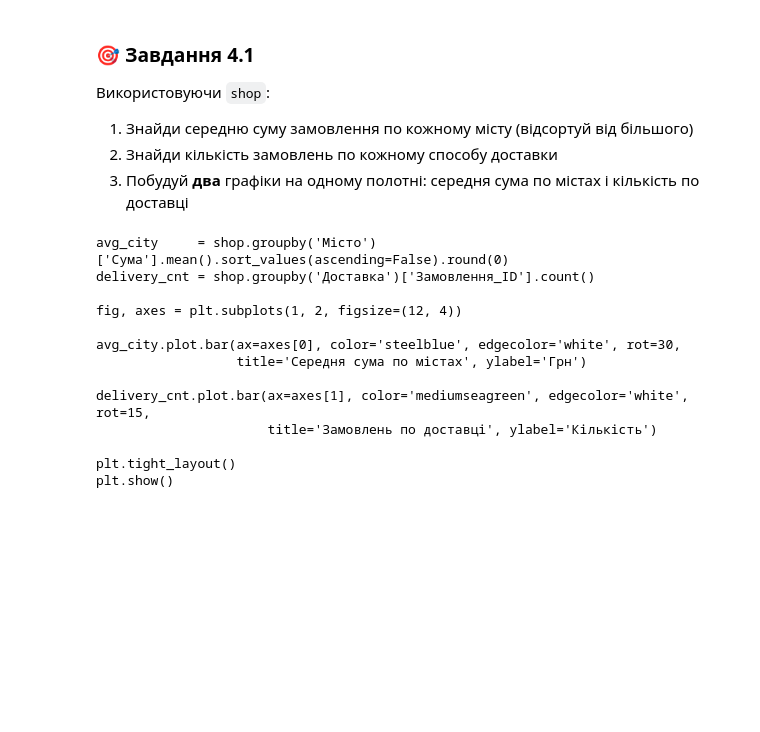
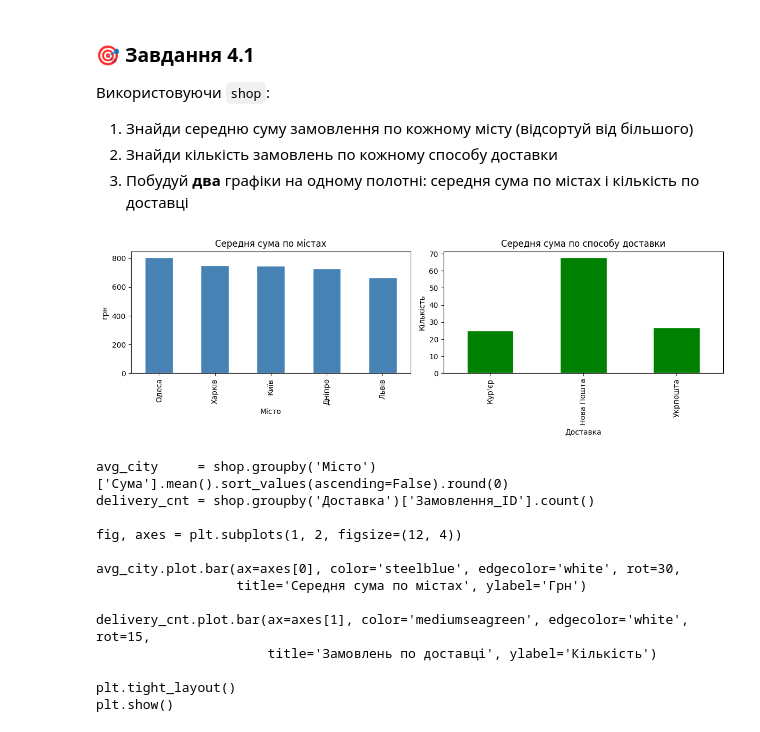
Before and after one commit to DymaStar/DTA_2026, a Jupyter notebook: classmade/CW_DimaStar2905_NaZar_"pandas_matplotlib_combined_ua_ipynb".ipynb, the cells around one changed output. Cells and saved outputs as stored; diff of their text form; code cells hidden in the pictures; blank space fills up the shorter version.

```diff
--- a/classmade/CW_DimaStar2905_NaZar_"pandas_matplotlib_combined_ua_ipynb".ipynb
+++ b/classmade/CW_DimaStar2905_NaZar_"pandas_matplotlib_combined_ua_ipynb".ipynb
@@ -717,3 +715,19 @@ plt.show()
+# %%
+# Твій код тут:
+avg_by_city = shop.groupby('Місто')['Сума'].mean().sort_values(ascending=False).round(1)
+count_by_delivery_method = shop.groupby('Доставка')['Замовлення_ID'].count()
+
+fig, axes = plt.subplots(1, 2, figsize=(12, 4))
+
+avg_by_city.plot.bar(ax=axes[0], color='steelblue', edgecolor='white',
+                     title='Середня сума по містах', ylabel='грн')
+count_by_delivery_method.plot.bar(ax=axes[1], color='green', edgecolor='white',
+                                  title='Середня сума по способу доставки', ylabel='Кількість')
+
+plt.tight_layout()
+plt.show()
+# %% [output]
+[figure, added]
 # %%
 # 💡 Підказка:
 print("""
```
Also changed, not shown: parts of 3 cells of this notebook.
